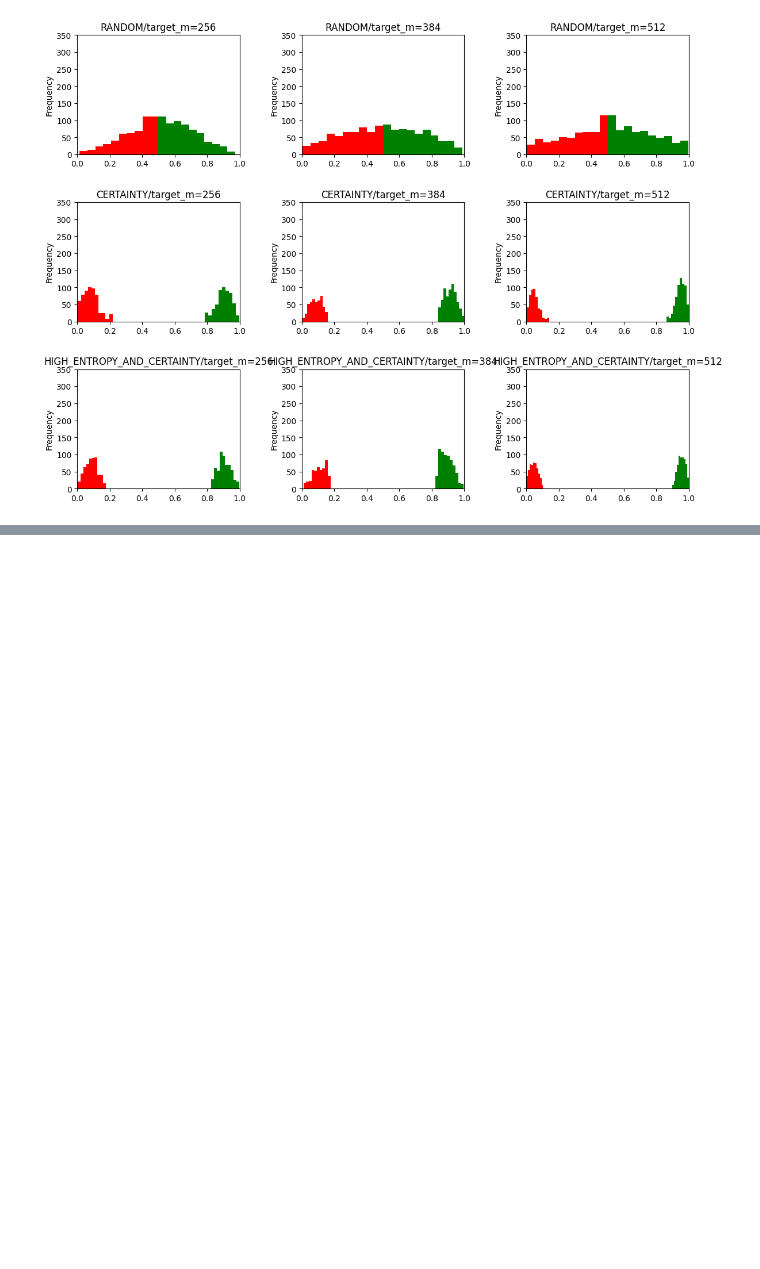
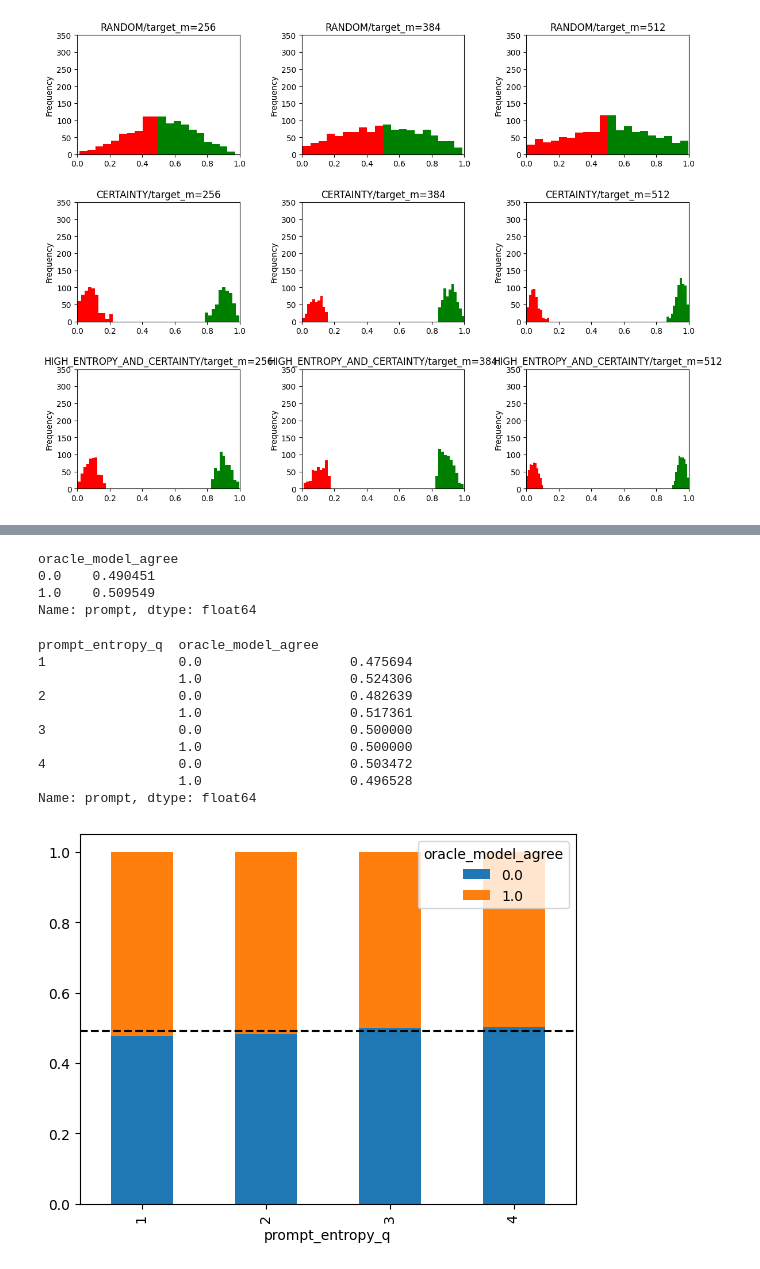
Before and after one commit to willmuldrew/active-preference-learning, a Jupyter notebook: notebooks/analyse_model_training_data.ipynb, the cells around one changed output, grey strips where cells are left out. Saved outputs shown, nothing was run; the diff lists cells and outputs as text; code cells hidden in the pictures; blank space fills up the shorter version.

```diff
--- a/notebooks/analyse_model_training_data.ipynb
+++ b/notebooks/analyse_model_training_data.ipynb
@@ -164,0 +211,18 @@ plot_confidence_histos(ACQ_FNS, [256, 384, 512], df_tldr, 350)
+# %%
+analyse_entropy_vs_accuracy(df_tldr, 256, 4)
+# %% [output]
+oracle_model_agree
+0.0    0.490451
+1.0    0.509549
+Name: prompt, dtype: float64
+prompt_entropy_q  oracle_model_agree
+1                 0.0                   0.475694
+                  1.0                   0.524306
+2                 0.0                   0.482639
+                  1.0                   0.517361
+3                 0.0                   0.500000
+                  1.0                   0.500000
+4                 0.0                   0.503472
+                  1.0                   0.496528
+Name: prompt, dtype: float64
+[figure, added]
```
Also changed, not shown: parts of 7 cells of this notebook.
